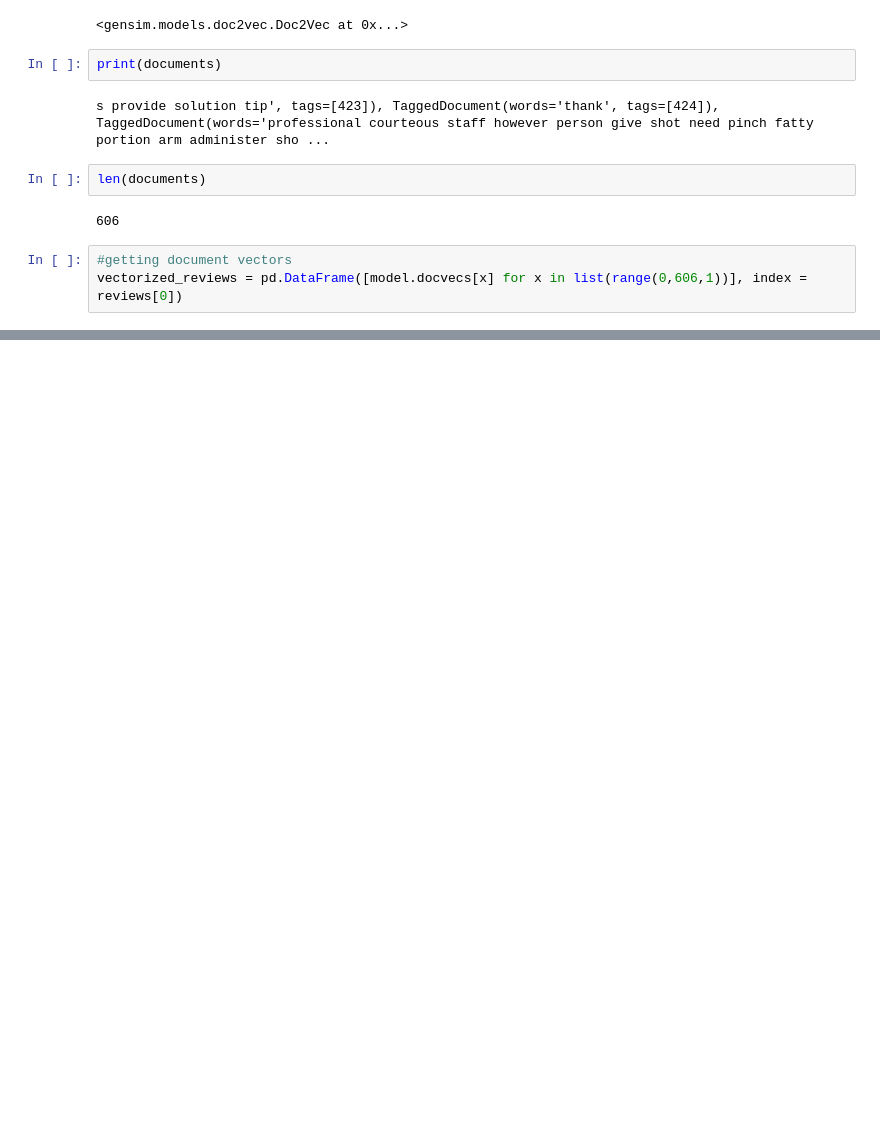
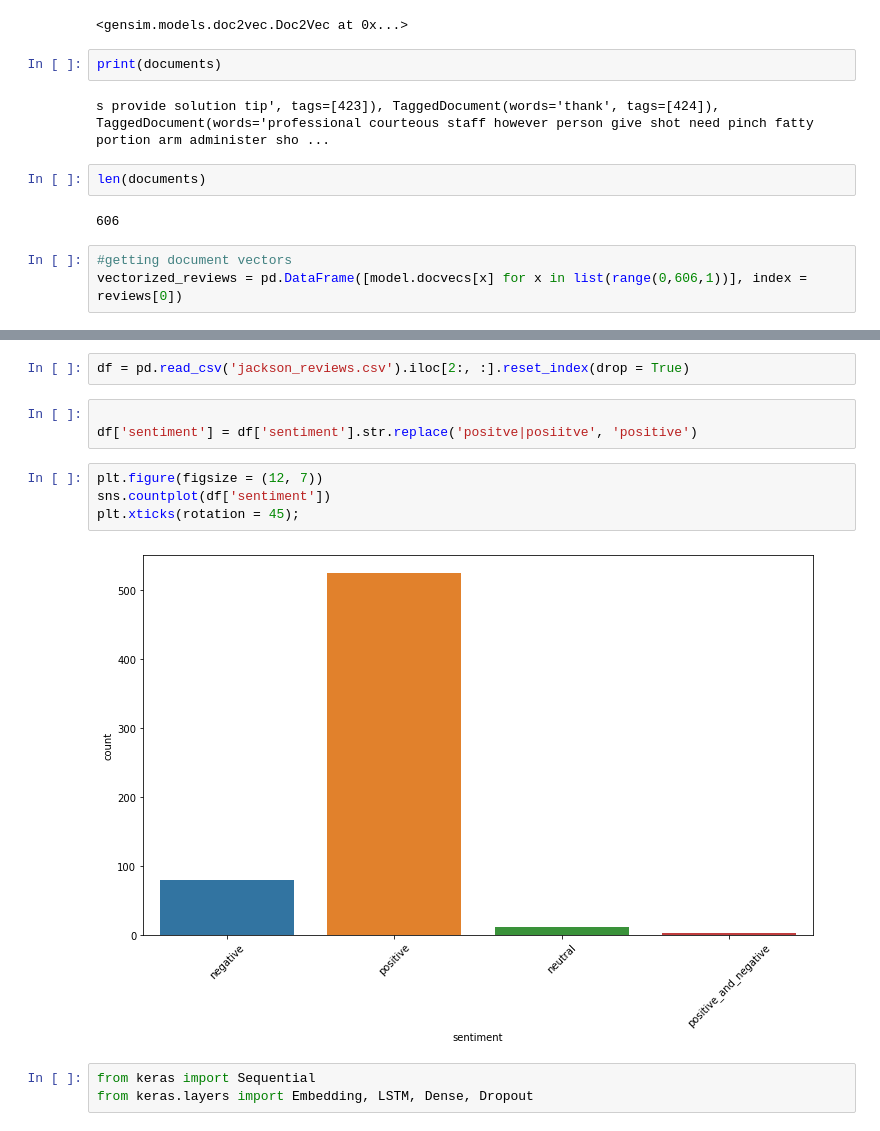
Before and after one commit to sam-cannon/Customer-NLP-Analysis, a Jupyter notebook: (2) Review_Analysis.ipynb, the cells around one changed output, grey strips where cells are left out. Cells and saved outputs as stored; diff of their text form; blank space fills up the shorter version.

```diff
--- a/(2) Review_Analysis.ipynb
+++ b/(2) Review_Analysis.ipynb
@@ -876,3 +878,17 @@ show(tsne_plot);
 # %% [output]
 [interactive output not drawn]
 [interactive output not drawn]
+# %%
+df = pd.read_csv('jackson_reviews.csv').iloc[2:, :].reset_index(drop = True)
+# %%
+
+df['sentiment'] = df['sentiment'].str.replace('positve|posiitve', 'positive')
+# %%
+plt.figure(figsize = (12, 7))
+sns.countplot(df['sentiment'])
+plt.xticks(rotation = 45);
+# %% [output]
+[figure, added]
+# %%
+from keras import Sequential
+from keras.layers import Embedding, LSTM, Dense, Dropout
```
Also changed, not shown: parts of 4 cells of this notebook, 1 other file.
